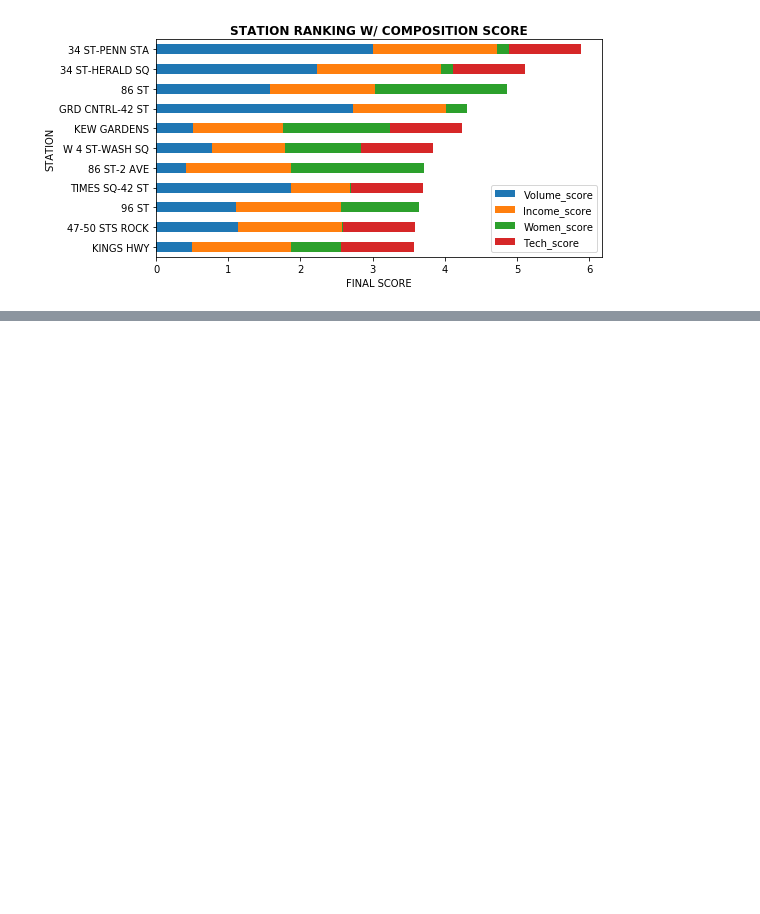
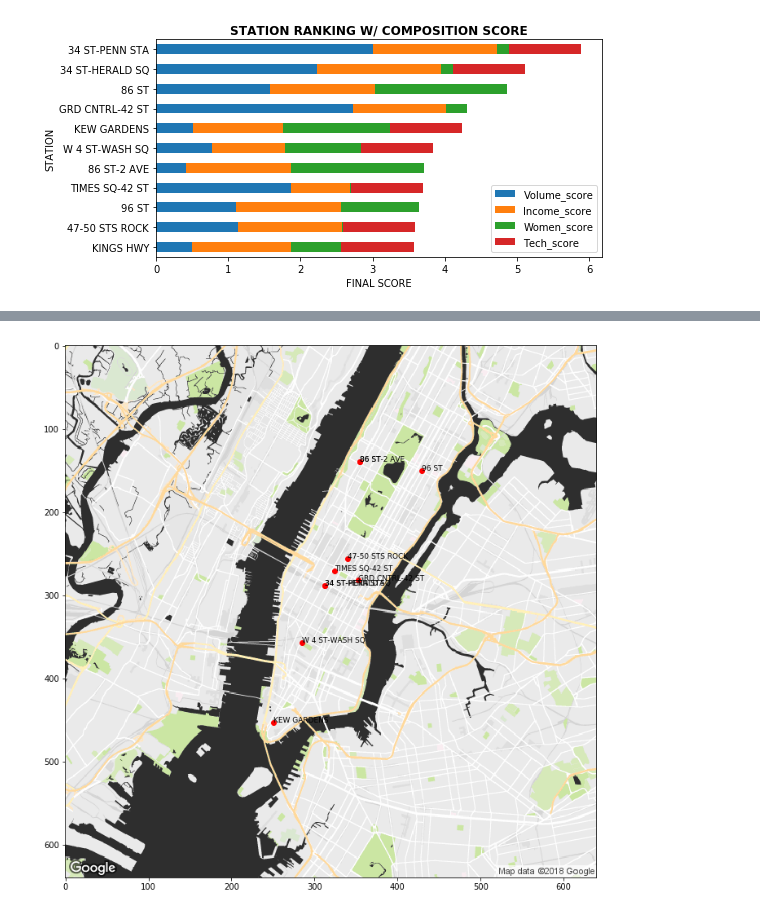
Before and after one commit to sealoving/Liang_Metis, a Jupyter notebook: Project_1/MTA_compiled_plots.ipynb, the cells around one changed output, grey strips where cells are left out. Cells and saved outputs as stored; diff of their text form; code cells hidden in the pictures; blank space fills up the shorter version.

Commit message:
added station map

```diff
--- a/Project_1/MTA_compiled_plots.ipynb
+++ b/Project_1/MTA_compiled_plots.ipynb
@@ -128,3 +130,5 @@ ax.set_title('STATION RANKING W/ COMPOSITION SCORE',fontweight='bold')
 plt.savefig('score_chart.png')
 # %% [output]
 [figure]
+# %%
+stations = list(dfs[cols].iloc[9::-1].index)
@@ -130,0 +148,24 @@ plt.savefig('score_chart.png')
+# %%
+# https://maps.googleapis.com/maps/api/staticmap?center=40.741982, -73.988142&zoom=12&size=640x640&style=element:labels|visibility:off&style=element:geometry.stroke|visibility:off&style=feature:landscape|element:geometry|saturation:-100&style=feature:water|saturation:-100|invert_lightness:true&key=AIzaSyAmHxQluAUo7z7TbI2IwguChZTjgvODj5o
+
+img = matplotlib.image.imread('./NYCmap.png')
+plt.figure(figsize=(12,12))
+plt.imshow(img)
+
+r=0.95
+(lat_0,lon_0) = (40.741982, -73.988142)
+zoom = 12
+
+for st in stations:
+
+    (lat,lon) = df.loc[st,'geo']
+    px = int((lon-lon_0)*(2**zoom)*np.cos(lat_0/180*np.pi)*r)+320
+    py = -int((lat-lat_0)*(2**zoom)*r)+320
+
+    plt.plot(px,py,'ro')
+#     plt.annotate(st, xy=(px, py))
+    plt.text(px, py, st, color='black', fontsize=9)
+
+plt.savefig('score_chart.png')
+# %% [output]
+[figure, added]
```
Also changed, not shown: parts of 2 cells of this notebook, 1 other file.
